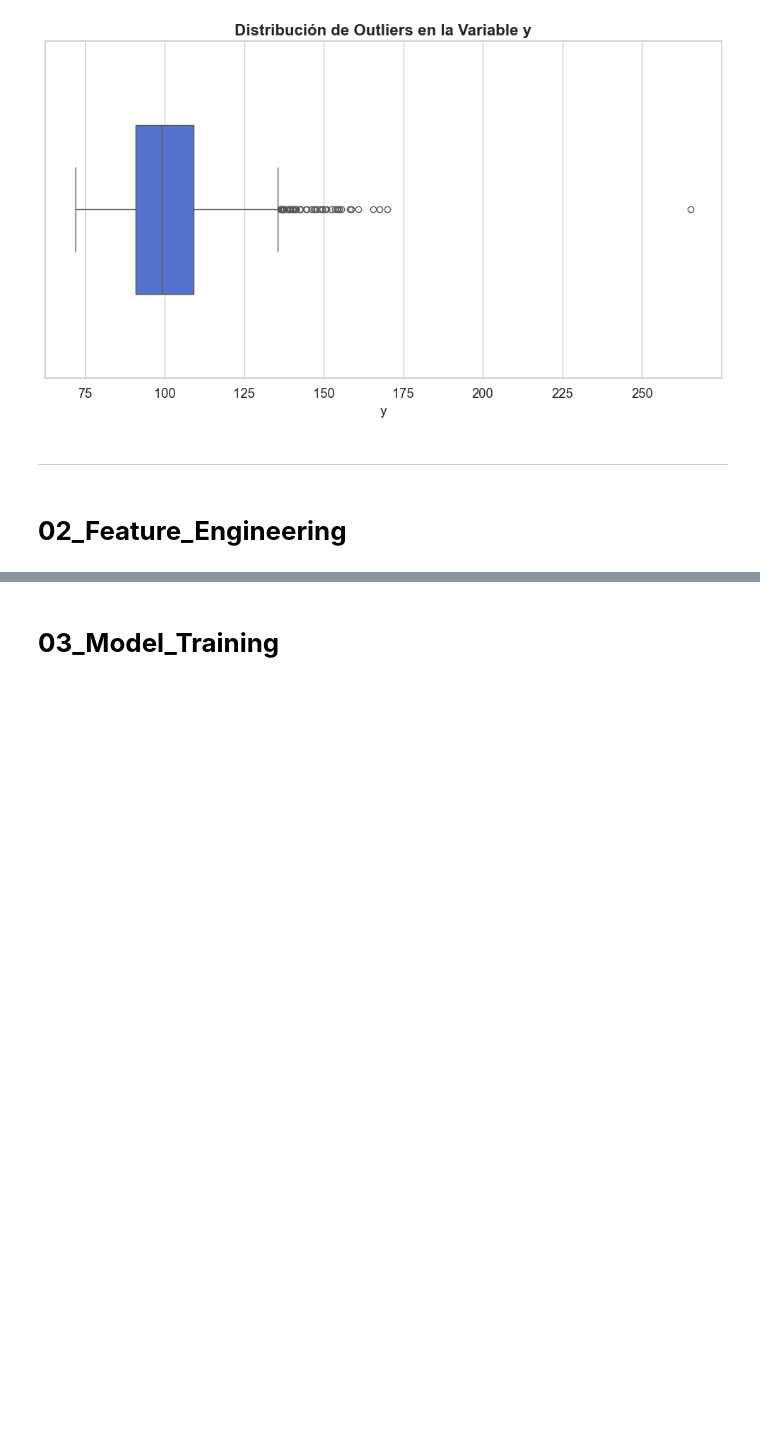
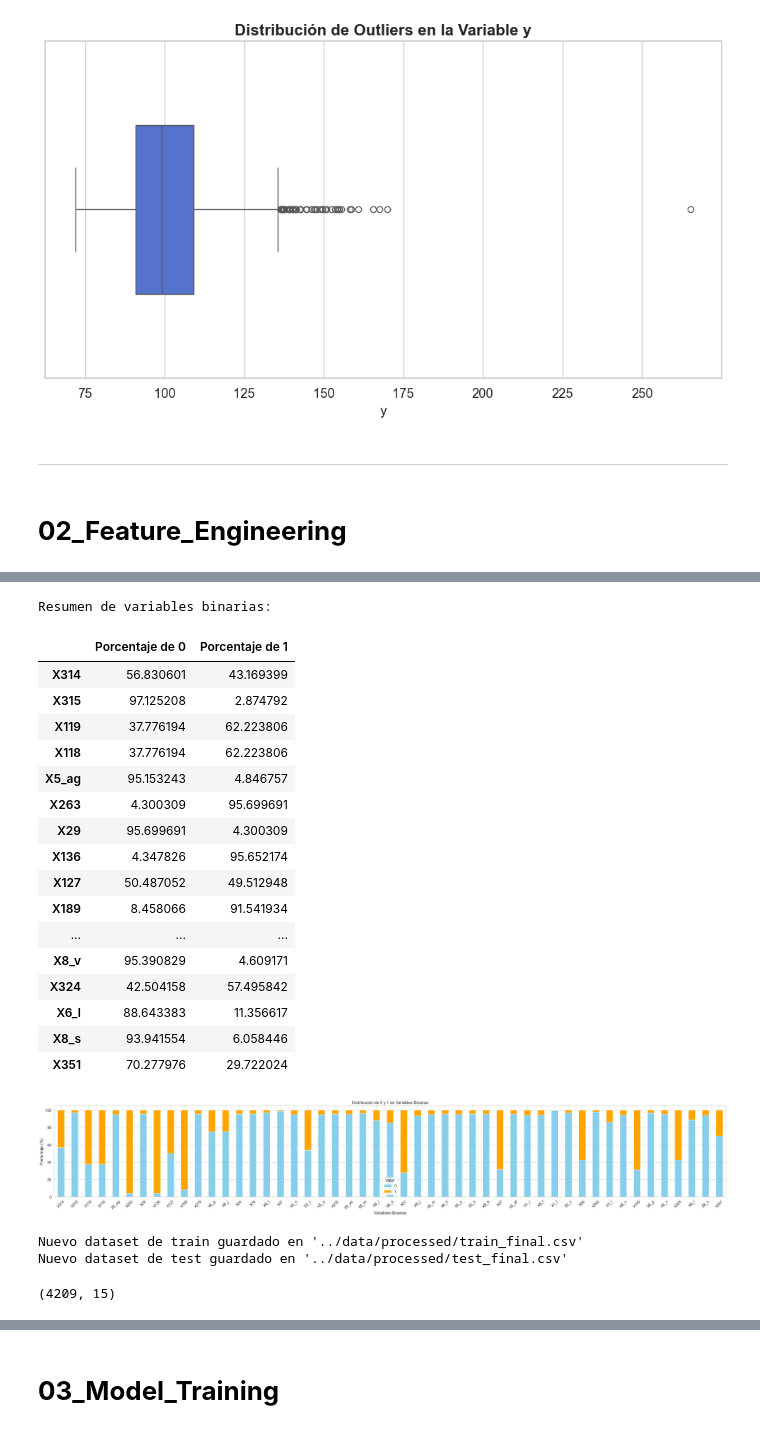
Before and after one commit to egoitzaulestia/___AI-BIG-DATA___, a Jupyter notebook: 03-Modelos-de-IA/08-EXAMEN-ML/mercedes-benz-greener-manufacturing/notebooks/Mercedes-Benz.ipynb, the cells around one changed output, grey strips where cells are left out. Drawn from its saved outputs; the diff is of its cells as text; code cells hidden in the pictures; blank space fills up the shorter version.

```diff
--- a/03-Modelos-de-IA/08-EXAMEN-ML/mercedes-benz-greener-manufacturing/notebooks/Mercedes-Benz.ipynb
+++ b/03-Modelos-de-IA/08-EXAMEN-ML/mercedes-benz-greener-manufacturing/notebooks/Mercedes-Benz.ipynb
@@ -270,34 +331,3 @@ train_encoded['y'] = y_train
 # Guardar los datos preprocesados
 train_encoded.to_csv('../data/processed/train_processed.csv', index=False)
 test_encoded.to_csv('../data/processed/test_processed.csv', index=False)
-# %%
-# from sklearn.preprocessing import LabelEncoder
-# import pandas as pd
-
-train = pd.read_csv('../data/raw/train.csv')
-test = pd.read_csv('../data/raw/test.csv')
-
-# Separar la variable objetivo
-y_train = train['y']
-train.drop(['y'], axis=1, inplace=True)
-
-# Identificar columnas categóricas
-cat_cols = [col for col in train.columns if train[col].dtype == 'object']
-
-# Aplicar Label Encoding a cada columna categórica
-for col in cat_cols:
-    le = LabelEncoder()
-    le.fit(pd.concat([train[col], test[col]], axis=0))
-    train[col] = le.transform(train[col])
-    test[col] = le.transform(test[col])
-
-# Opcional: eliminar columnas con poca varianza
-# from sklearn.feature_selection import VarianceThreshold
-# selector = VarianceThreshold(threshold=0.0)
-# train_reduced = selector.fit_transform(train)
-# test_reduced = selector.transform(test)
-
-# Guardar el preprocesado
-train['y'] = y_train
-train.to_csv('../data/processed/train_processed.csv', index=False)
-test.to_csv('../data/processed/test_processed.csv', index=False)
@@ -310,0 +442,46 @@ Index(['ID', 'y', 'X0', 'X1', 'X2', 'X3', 'X4', 'X5', 'X6', 'X8',
+# %%
+# Llamar a la función usando tu dataset (ejemplo con train_encoded)
+resumen_binarias = analizar_variables_binarias(train_reduced)
+# %% [output]
+Resumen de variables binarias:
+|  | Porcentaje de 0 | Porcentaje de 1 |
+| X314 | 56.830601 | 43.169399 |
+| X315 | 97.125208 | 2.874792 |
+| X119 | 37.776194 | 62.223806 |
+| X118 | 37.776194 | 62.223806 |
+| X5_ag | 95.153243 | 4.846757 |
+| X263 | 4.300309 | 95.699691 |
+| X29 | 95.699691 | 4.300309 |
+| X136 | 4.347826 | 95.652174 |
+| X127 | 50.487052 | 49.512948 |
+| X189 | 8.458066 | 91.541934 |
+| ... | ... | ... |
+| X8_v | 95.390829 | 4.609171 |
+| X324 | 42.504158 | 57.495842 |
+| X6_l | 88.643383 | 11.356617 |
+| X8_s | 93.941554 | 6.058446 |
+| X351 | 70.277976 | 29.722024 |
+[figure, added]
+# %%
+# Lista de variables finales seleccionadas manualmente
+final_variables = ["ID", "X314", "X119", "X118", "X127", "X6_g", "X6_j", "X3_c",
+                   "X51", "X27", "X58", "X100", "X324", "X351"]
+
+# Crear datasets reducidos con las variables finales
+train_final = train_encoded[final_variables + ['y']]  # Incluir la variable objetivo
+test_final = test_encoded[final_variables]           # No tiene 'y'
+
+# Guardar los nuevos datasets preprocesados
+train_final.to_csv('../data/processed/train_final.csv', index=False)
+test_final.to_csv('../data/processed/test_final.csv', index=False)
+
+# Confirmar la creación
+print("Nuevo dataset de train guardado en '../data/processed/train_final.csv'")
+print("Nuevo dataset de test guardado en '../data/processed/test_final.csv'")
+# %% [output]
+Nuevo dataset de train guardado en '../data/processed/train_final.csv'
+Nuevo dataset de test guardado en '../data/processed/test_final.csv'
+# %%
+train_final.shape
+# %% [output]
+(4209, 15)
```
Also changed, not shown: parts of 30 cells of this notebook, 11 other files.
